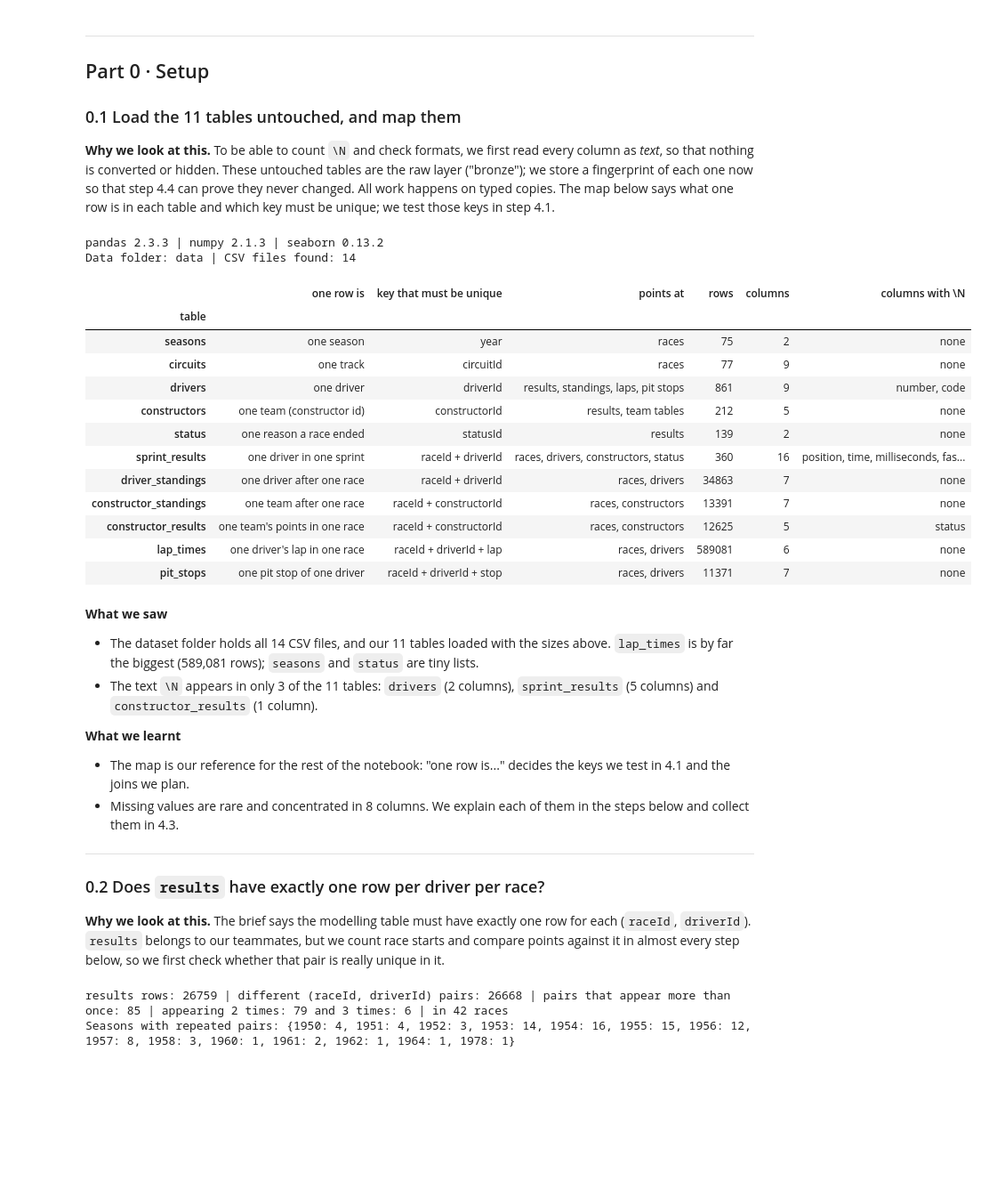
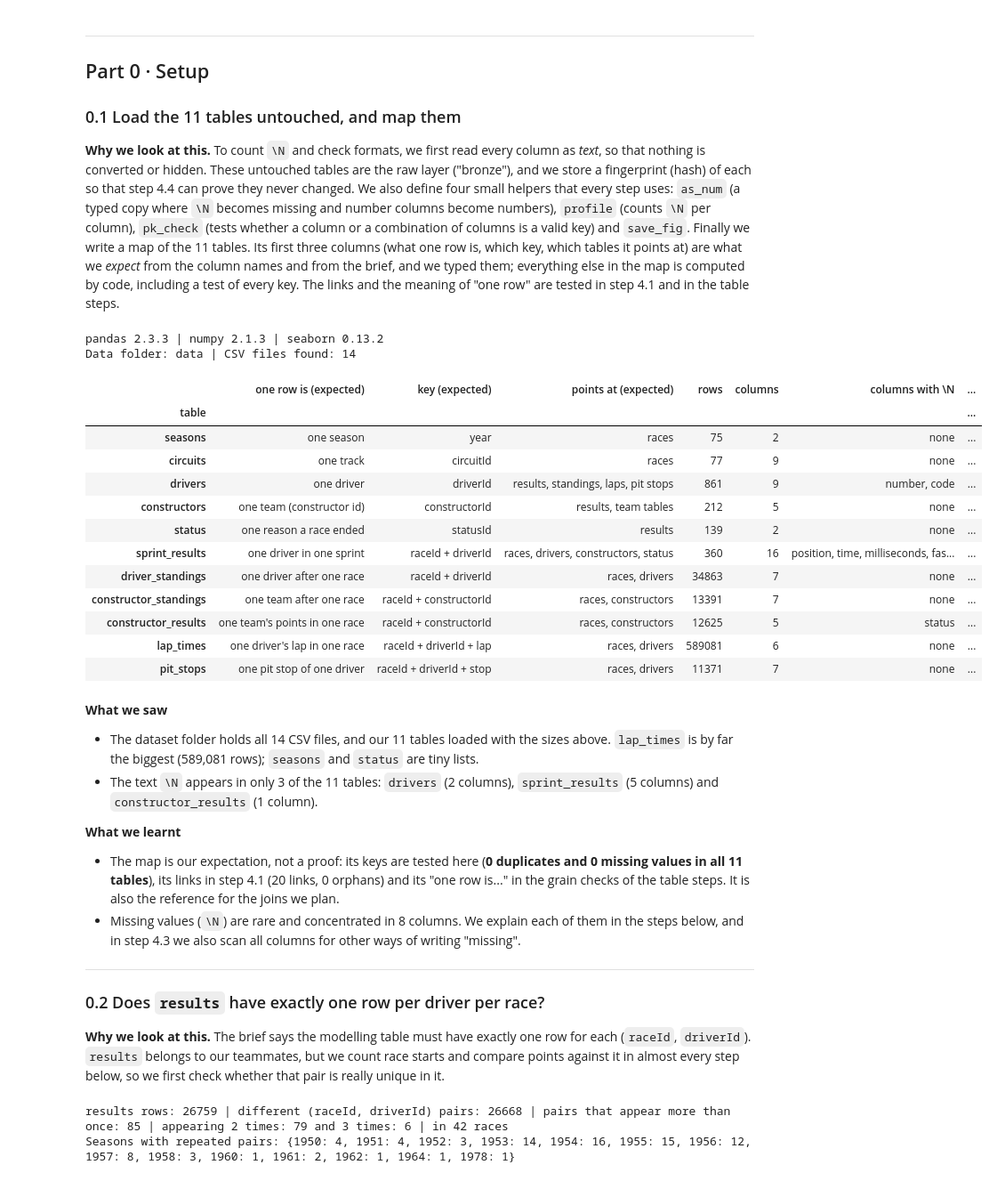
Before and after one commit to sal-tarek/ACL_F1_Predictions, a Jupyter notebook: final-audit/ms1-pre-cleaning-audit.ipynb, the cells around one changed output. Shown at 89% size. Drawn from its saved outputs; the diff is of its cells as text; code cells hidden in the pictures; blank space fills up the shorter version.

Commit message:
Audit notebook: map tested by code, placeholder scan, evidence for every choice, step numbers fixed

```diff
--- a/final-audit/ms1-pre-cleaning-audit.ipynb
+++ b/final-audit/ms1-pre-cleaning-audit.ipynb
@@ -30,7 +30,7 @@
 
 ### 0.1 Load the 11 tables untouched, and map them
 
-**Why we look at this.** To be able to count `\N` and check formats, we first read every column as *text*, so that nothing is converted or hidden. These untouched tables are the raw layer ("bronze"); we store a fingerprint of each one now so that step 4.4 can prove they never changed. All work happens on typed copies. The map below says what one row is in each table and which key must be unique; we test those keys in step 4.1.
+**Why we look at this.** To count `\N` and check formats, we first read every column as *text*, so that nothing is converted or hidden. These untouched tables are the raw layer (\"bronze\"), and we store a fingerprint (hash) of each so that step 4.4 can prove they never changed. We also define four small helpers that every step uses: `as_num` (a typed copy where `\N` becomes missing and number columns become numbers), `profile` (counts `\N` per column), `pk_check` (tests whether a column or a combination of columns is a valid key) and `save_fig`. Finally we write a map of the 11 tables. Its first three columns (what one row is, which key, which tables it points at) are what we *expect* from the column names and from the brief, and we typed them; everything else in the map is computed by code, including a test of every key. The links and the meaning of \"one row\" are tested in step 4.1 and in the table steps.
 # %%
 # ------------------------------------------------------------------------------------------
 # 0.1  Setup: libraries, data folder, and loading every table exactly as delivered
@@ -122,48 +122,51 @@ pandas 2.3.3 | numpy 2.1.3 | seaborn 0.13.2
 Data folder: data | CSV files found: 14
 # %%
 # ------------------------------------------------------------------------------------------
-# 0.2  Map of the 11 tables: what one row is, the key it must have, how big it is, where \N appears
+# 0.1  (continued) Map of the 11 tables: what we EXPECT one row to be and which key to be unique (typed by us from the
+#      column names and the brief), next to numbers the code COMPUTES: size, where \N appears, and a test of the key.
 # ------------------------------------------------------------------------------------------
-meaning = pd.DataFrame([
-    ("seasons",               "one season",                              "year",                              "races"),
-    ("circuits",              "one track",                               "circuitId",                         "races"),
-    ("drivers",               "one driver",                              "driverId",                          "results, standings, laps, pit stops"),
-    ("constructors",          "one team (constructor id)",               "constructorId",                     "results, team tables"),
-    ("status",                "one reason a race ended",                 "statusId",                          "results"),
-    ("sprint_results",        "one driver in one sprint",                "raceId + driverId",                 "races, drivers, constructors, status"),
-    ("driver_standings",      "one driver after one race",               "raceId + driverId",                 "races, drivers"),
-    ("constructor_standings", "one team after one race",                 "raceId + constructorId",            "races, constructors"),
-    ("constructor_results",   "one team's points in one race",           "raceId + constructorId",            "races, constructors"),
-    ("lap_times",             "one driver's lap in one race",            "raceId + driverId + lap",           "races, drivers"),
-    ("pit_stops",             "one pit stop of one driver",              "raceId + driverId + stop",          "races, drivers")],
-    columns=["table", "one row is", "key that must be unique", "points at"]).set_index("table")
+expected = {   # table: (one row is..., key columns that should identify a row, tables it points at)
+    "seasons":               ("one season",                     ["year"],                          "races"),
+    "circuits":              ("one track",                      ["circuitId"],                     "races"),
+    "drivers":               ("one driver",                     ["driverId"],                      "results, standings, laps, pit stops"),
+    "constructors":          ("one team (constructor id)",      ["constructorId"],                 "results, team tables"),
+    "status":                ("one reason a race ended",        ["statusId"],                      "results"),
+    "sprint_results":        ("one driver in one sprint",       ["raceId", "driverId"],            "races, drivers, constructors, status"),
+    "driver_standings":      ("one driver after one race",      ["raceId", "driverId"],            "races, drivers"),
+    "constructor_standings": ("one team after one race",        ["raceId", "constructorId"],       "races, constructors"),
+    "constructor_results":   ("one team's points in one race",  ["raceId", "constructorId"],       "races, constructors"),
+    "lap_times":             ("one driver's lap in one race",   ["raceId", "driverId", "lap"],     "races, drivers"),
+    "pit_stops":             ("one pit stop of one driver",     ["raceId", "driverId", "stop"],    "races, drivers")}
 
-meaning["rows"] = [len(raw[t]) for t in meaning.index]
-meaning["columns"] = [raw[t].shape[1] for t in meaning.index]
-meaning["columns with \\N"] = [", ".join(c for c in raw[t].columns if (raw[t][c] == SENT).any()) or "none" for t in meaning.index]
+meaning = pd.DataFrame([(t, what, " + ".join(key), points_at) for t, (what, key, points_at) in expected.items()],
+                       columns=["table", "one row is (expected)", "key (expected)", "points at (expected)"]).set_index("table")
+meaning["rows"] = [len(raw[t]) for t in meaning.index]                                                    # computed
+meaning["columns"] = [raw[t].shape[1] for t in meaning.index]                                             # computed
+meaning["columns with \\N"] = [", ".join(c for c in raw[t].columns if (raw[t][c] == SENT).any()) or "none" for t in meaning.index]   # computed
+meaning["key tested: duplicates / missing"] = [f"{pk_check(t, key)['duplicates']} / {pk_check(t, key)['missing']}" for t, (_, key, _) in expected.items()]   # computed
 display(meaning)
 # %% [output]
-|  | one row is | key that must be unique | points at | rows | columns | columns with \N |
-| table |  |  |  |  |  |  |
-| seasons | one season | year | races | 75 | 2 | none |
-| circuits | one track | circuitId | races | 77 | 9 | none |
-| drivers | one driver | driverId | results, standings, laps, pit stops | 861 | 9 | number, code |
-| constructors | one team (constructor id) | constructorId | results, team tables | 212 | 5 | none |
-| status | one reason a race ended | statusId | results | 139 | 2 | none |
-| sprint_results | one driver in one sprint | raceId + driverId | races, drivers, constructors, status | 360 | 16 | position, time, milliseconds, fas... |
-| driver_standings | one driver after one race | raceId + driverId | races, drivers | 34863 | 7 | none |
-| constructor_standings | one team after one race | raceId + constructorId | races, constructors | 13391 | 7 | none |
-| constructor_results | one team's points in one race | raceId + constructorId | races, constructors | 12625 | 5 | status |
-| lap_times | one driver's lap in one race | raceId + driverId + lap | races, drivers | 589081 | 6 | none |
-| pit_stops | one pit stop of one driver | raceId + driverId + stop | races, drivers | 11371 | 7 | none |
+|  | one row is (expected) | key (expected) | points at (expected) | rows | columns | columns with \N | ... |
+| table |  |  |  |  |  |  | ... |
+| seasons | one season | year | races | 75 | 2 | none | ... |
+| circuits | one track | circuitId | races | 77 | 9 | none | ... |
+| drivers | one driver | driverId | results, standings, laps, pit stops | 861 | 9 | number, code | ... |
+| constructors | one team (constructor id) | constructorId | results, team tables | 212 | 5 | none | ... |
+| status | one reason a race ended | statusId | results | 139 | 2 | none | ... |
+| sprint_results | one driver in one sprint | raceId + driverId | races, drivers, constructors, status | 360 | 16 | position, time, milliseconds, fas... | ... |
+| driver_standings | one driver after one race | raceId + driverId | races, drivers | 34863 | 7 | none | ... |
+| constructor_standings | one team after one race | raceId + constructorId | races, constructors | 13391 | 7 | none | ... |
+| constructor_results | one team's points in one race | raceId + constructorId | races, constructors | 12625 | 5 | status | ... |
+| lap_times | one driver's lap in one race | raceId + driverId + lap | races, drivers | 589081 | 6 | none | ... |
+| pit_stops | one pit stop of one driver | raceId + driverId + stop | races, drivers | 11371 | 7 | none | ... |
 # %% [markdown]
 **What we saw**
 - The dataset folder holds all 14 CSV files, and our 11 tables loaded with the sizes above. `lap_times` is by far the biggest (589,081 rows); `seasons` and `status` are tiny lists.
 - The text `\N` appears in only 3 of the 11 tables: `drivers` (2 columns), `sprint_results` (5 columns) and `constructor_results` (1 column).
 
 **What we learnt**
-- The map is our reference for the rest of the notebook: "one row is..." decides the keys we test in 4.1 and the joins we plan.
-- Missing values are rare and concentrated in 8 columns. We explain each of them in the steps below and collect them in 4.3.
+- The map is our expectation, not a proof: its keys are tested here (**0 duplicates and 0 missing values in all 11 tables**), its links in step 4.1 (20 links, 0 orphans) and its \"one row is...\" in the grain checks of the table steps. It is also the reference for the joins we plan.
+- Missing values (`\N`) are rare and concentrated in 8 columns. We explain each of them in the steps below, and in step 4.3 we also scan all columns for other ways of writing \"missing\".
 
 ---
 
```
Also changed, not shown: parts of 31 cells of this notebook, 11 other files.
